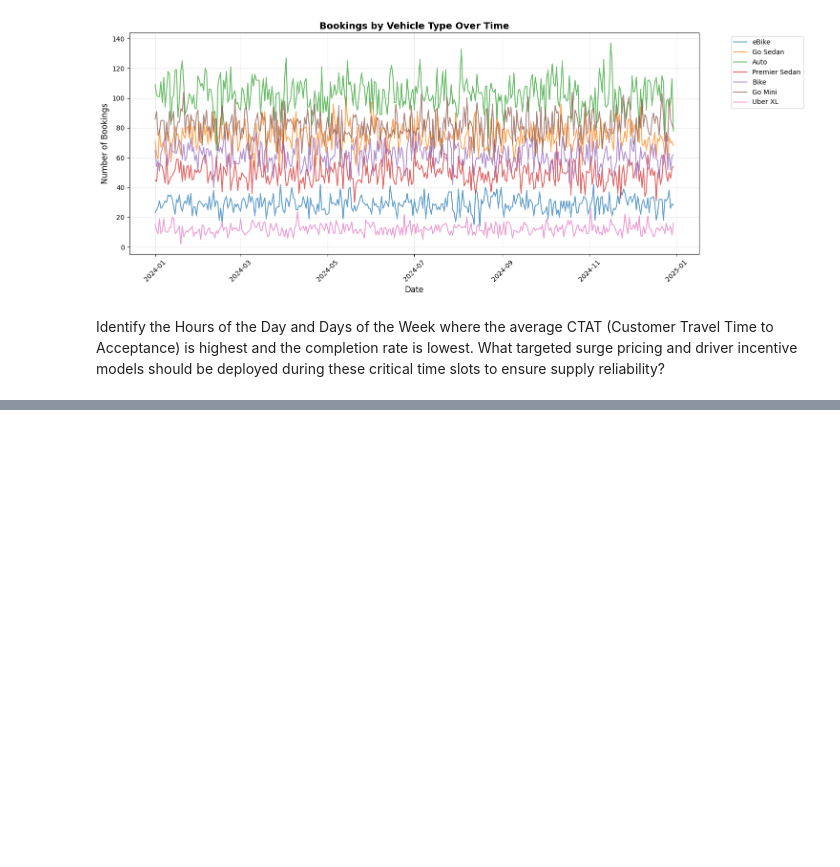
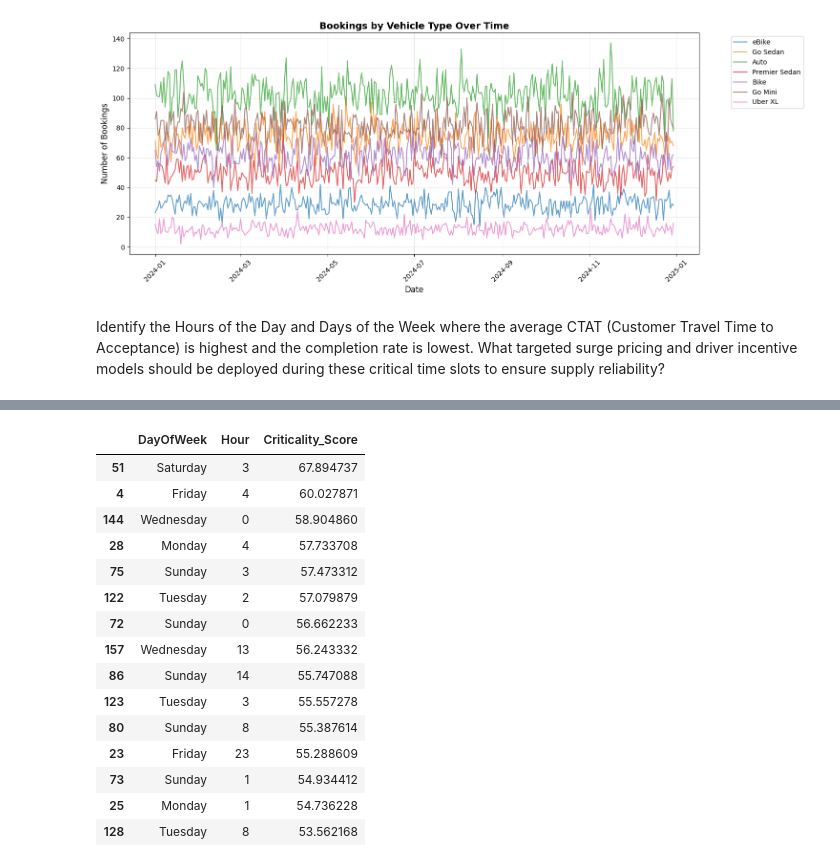
Before and after one commit to satya00089/ai-solutions-for-uber, a Jupyter notebook: ai-solutions-for-uber.ipynb, the cells around one changed output, grey strips where cells are left out. Saved outputs shown, nothing was run; the diff lists cells and outputs as text; code cells hidden in the pictures; blank space fills up the shorter version.

```diff
--- a/ai-solutions-for-uber.ipynb
+++ b/ai-solutions-for-uber.ipynb
@@ -217,0 +212,4 @@ df.groupby('DayOfWeek_Num')['Hour']
+# %%
+ctat_flat = df.groupby(['DayOfWeek', 'Hour'])['Avg CTAT'].mean().reset_index()
+print(ctat_flat.sort_values('Avg CTAT', ascending=False).head(10))
+# ctat_flat['CompletionRate'] =
@@ -217,0 +249,36 @@ df.groupby('DayOfWeek_Num')['Hour']
+# %%
+criticality = ctat_flat.merge(
+    completion_stats,
+    on=['DayOfWeek', 'Hour']
+)
+criticality['CTAT Normalized'] = (
+    (criticality['Avg CTAT'] - criticality['Avg CTAT'].min()) /
+    (criticality['Avg CTAT'].max() - criticality['Avg CTAT'].min()) * 100
+)
+criticality['CompletionRate_Inverted'] = 100 - criticality['Completion_Rate']
+CTAT_WEIGHT = 0.5
+COMPLETION_WEIGHT = 0.5
+
+criticality['Criticality_Score'] = (
+    criticality['CTAT Normalized'] * CTAT_WEIGHT +
+    criticality['CompletionRate_Inverted'] * COMPLETION_WEIGHT
+)
+
+criticality.sort_values('Criticality_Score', ascending=False).head(15)[['DayOfWeek', 'Hour', 'Criticality_Score']]
+# %% [output]
+|  | DayOfWeek | Hour | Criticality_Score |
+| 51 | Saturday | 3 | 67.894737 |
+| 4 | Friday | 4 | 60.027871 |
+| 144 | Wednesday | 0 | 58.904860 |
+| 28 | Monday | 4 | 57.733708 |
+| 75 | Sunday | 3 | 57.473312 |
+| 122 | Tuesday | 2 | 57.079879 |
+| 72 | Sunday | 0 | 56.662233 |
+| 157 | Wednesday | 13 | 56.243332 |
+| 86 | Sunday | 14 | 55.747088 |
+| 123 | Tuesday | 3 | 55.557278 |
+| 80 | Sunday | 8 | 55.387614 |
+| 23 | Friday | 23 | 55.288609 |
+| 73 | Sunday | 1 | 54.934412 |
+| 25 | Monday | 1 | 54.736228 |
+| 128 | Tuesday | 8 | 53.562168 |
```
Also changed, not shown: parts of 9 cells of this notebook.
